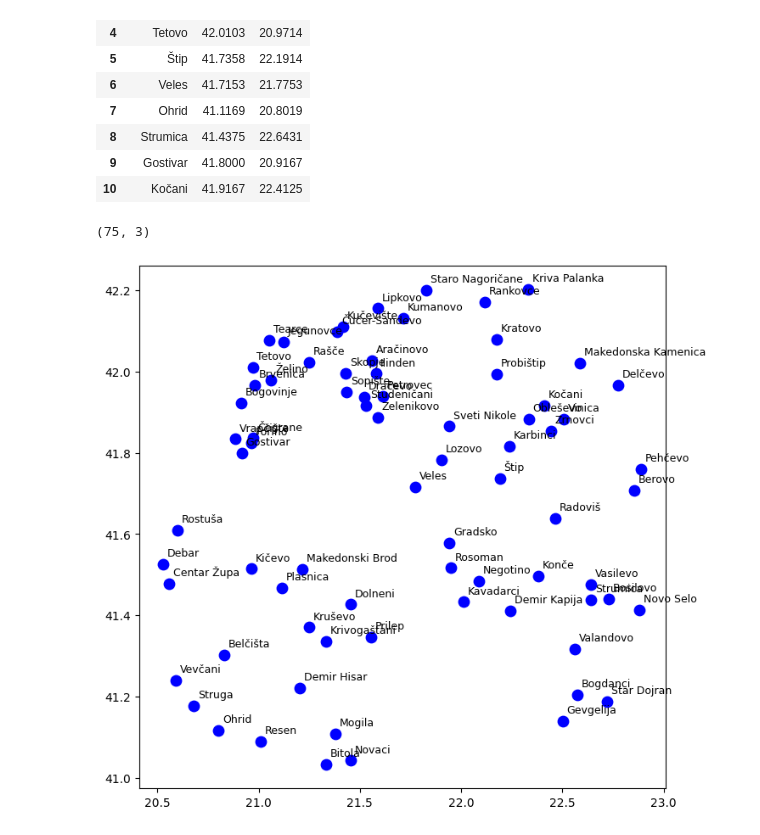
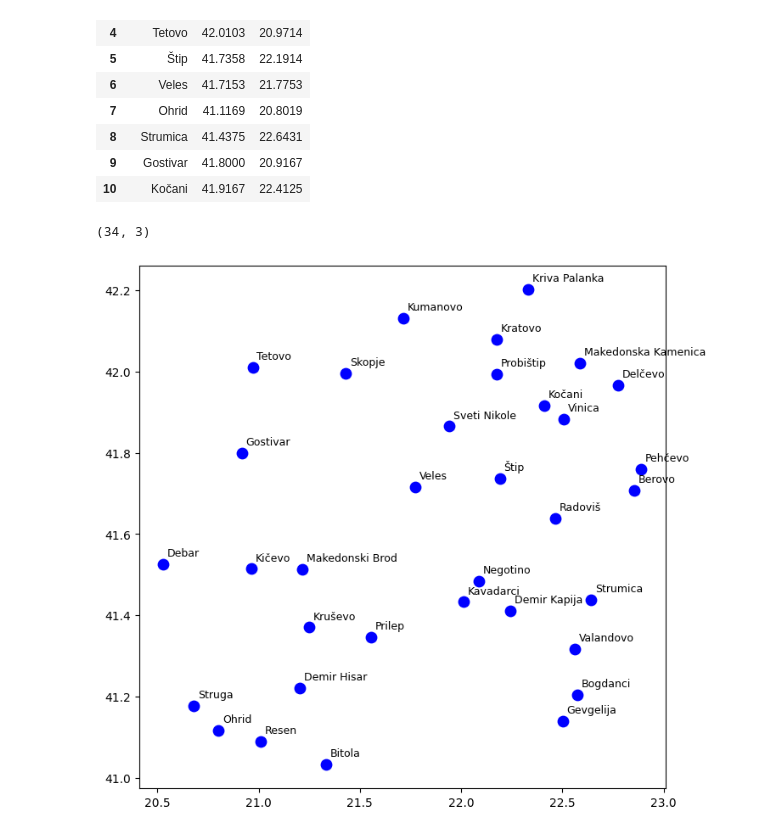
Before and after one commit to David38mk/Traveling-Salesman-Problem-Cities-MK, a Jupyter notebook: notebooks/ACO.ipynb, the cells around one changed output. Drawn from its saved outputs; the diff is of its cells as text; code cells hidden in the pictures.

```diff
--- a/notebooks/ACO.ipynb
+++ b/notebooks/ACO.ipynb
@@ -12,6 +6,6 @@ import requests
 # %%
-cities_matrix = pd.read_csv('macedonia_travel_time_matrix.csv',index_col=0)
-cities_cords = pd.read_csv('mk.csv')
+cities_matrix = pd.read_csv('../data/macedonia_travel_time_matrix_all_cities_only.csv',index_col=0)
+cities_cords = pd.read_csv('../data/mk.csv')
 # %%
 cities_matrix.head()
 # %% [output]
@@ -34,6 +28,7 @@ cities_cords.head()
 # %%
 # Keep only first three columns: ['City', 'lat', 'lon'] - drop any extra columns
 cities_cords.drop(cities_cords.columns[3:], axis=1, inplace=True)
+cities_cords = cities_cords[cities_cords["city"].isin(cities_matrix.columns)].copy()
 # %%
 cities_cords.head(11)
 # %% [output]
@@ -52,13 +47,16 @@ cities_cords.head(11)
 # %%
 cities_cords.shape
 # %% [output]
-(75, 3)
+(34, 3)
 # %%
 plt.figure(figsize=(8, 8))
 
-plt.scatter(cities_cords['lng'], cities_cords['lat'], c='blue', s=80)
-for i, city in enumerate(cities_cords['city']):
-    plt.text(cities_cords['lng'][i] + 0.02, cities_cords['lat'][i] + 0.02, city, fontsize=9)
+plt.scatter(cities_cords["lng"], cities_cords["lat"], c="blue", s=80)
+
+for _, row in cities_cords.iterrows():
+    plt.text(row["lng"] + 0.02, row["lat"] + 0.02, row["city"], fontsize=9)
+
+plt.show()
 # %% [output]
-[figure, old version]
+[figure, new version]
 # %%
```
Also changed, not shown: parts of 5 cells of this notebook, 3 other files.
